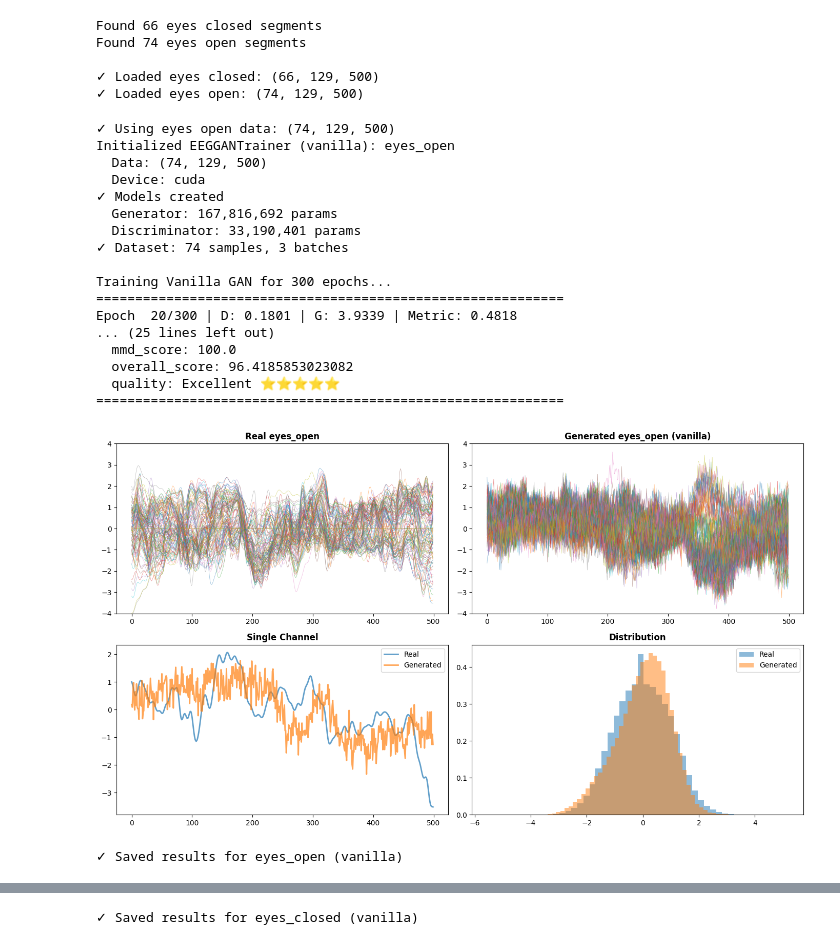
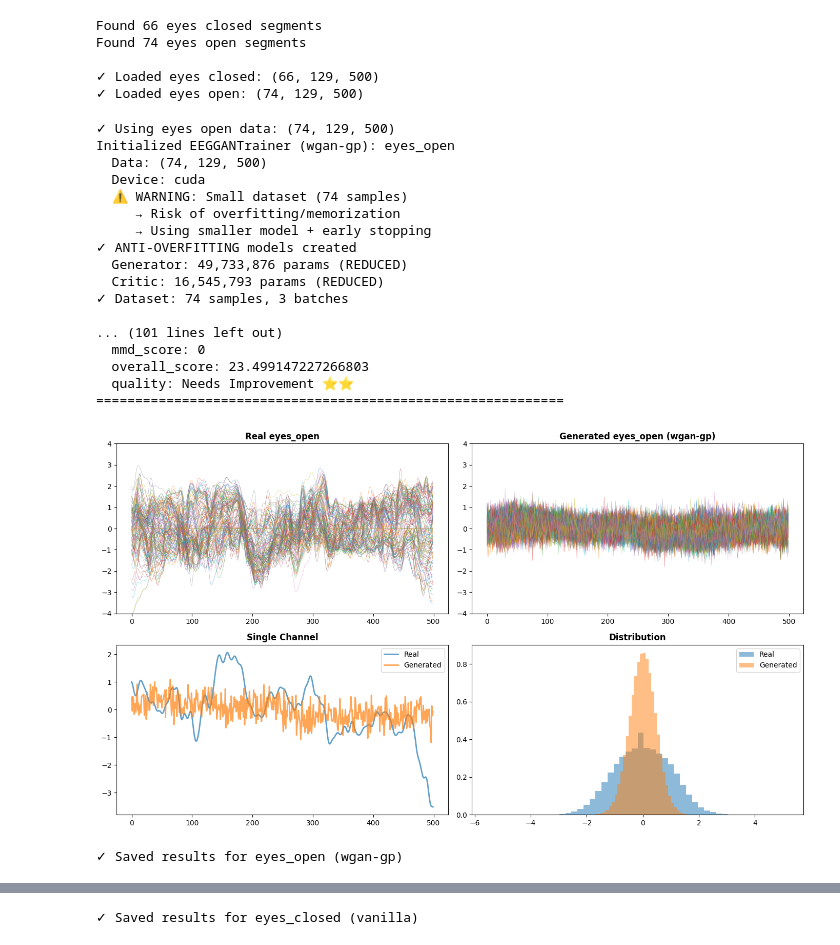
Before and after one commit to josephzhengg/amplab-digtwins, a Jupyter notebook: notebooks/joseph-nb/resting_state_gans.ipynb, the cells around one changed output, grey strips where cells are left out. Cells and saved outputs as stored; diff of their text form; code cells hidden in the pictures.

```diff
--- a/notebooks/joseph-nb/resting_state_gans.ipynb
+++ b/notebooks/joseph-nb/resting_state_gans.ipynb
@@ -462,46 +527,46 @@ Found 74 eyes open segments
 # %%
 # Train eyes open GAN (data already loaded above)
 print(f"✓ Using eyes open data: {segments_open.shape}")
 
 # TRAIN IN 3 LINES!
-trainer_open = EEGGANTrainer(segments_open, name='eyes_open', device=device, gan_type='vanilla')
-trainer_open.train()
+trainer_open = EEGGANTrainer(segments_open, name='eyes_open', device=device, gan_type='wgan-gp')
+trainer_open.train(epochs=300)
 synthetic_open = trainer_open.generate(n_samples=100)
 
 # Evaluate
 eval_open = trainer_open.evaluate(synthetic_open)
 print("\n" + "="*60)
 print("EVALUATION RESULTS: EYES OPEN")
 print("="*60)
 for key, value in eval_open.items():
     print(f"  {key}: {value}")
 print("="*60)
 
 # Visualize
 trainer_open.plot_comparison(synthetic_open, save_path='../../figures/eyes_open_gan.png')
 
 # Save
 trainer_open.save_results(synthetic_open, eval_open)
 # %% [output]
 ✓ Using eyes open data: (74, 129, 500)
-Initialized EEGGANTrainer (vanilla): eyes_open
+Initialized EEGGANTrainer (wgan-gp): eyes_open
   Data: (74, 129, 500)
   Device: cuda
-✓ Models created
-  Generator: 167,816,692 params
-  Discriminator: 33,190,401 params
+  ⚠️ WARNING: Small dataset (74 samples)
+     → Risk of overfitting/memorization
+     → Using smaller model + early stopping
+✓ ANTI-OVERFITTING models created
+  Generator: 49,733,876 params (REDUCED)
+  Critic: 16,545,793 params (REDUCED)
 ✓ Dataset: 74 samples, 3 batches
 
-Training Vanilla GAN for 300 epochs...
+... (101 lines left out)
+  mmd_score: 0
+  overall_score: 23.499147227266803
+  quality: Needs Improvement ⭐⭐
 ============================================================
-Epoch  20/300 | D: 0.1801 | G: 3.9339 | Metric: 0.4818
-... (25 lines left out)
-  mmd_score: 100.0
-  overall_score: 96.4185853023082
-  quality: Excellent ⭐⭐⭐⭐⭐
-============================================================
-[figure, old version]
+[figure, new version]
-✓ Saved results for eyes_open (vanilla)
+✓ Saved results for eyes_open (wgan-gp)
 # %%
 # Extract dimensions
 n_channels = segments_closed.shape[1]
```
Also changed, not shown: parts of 3 cells of this notebook, 4 other files.
